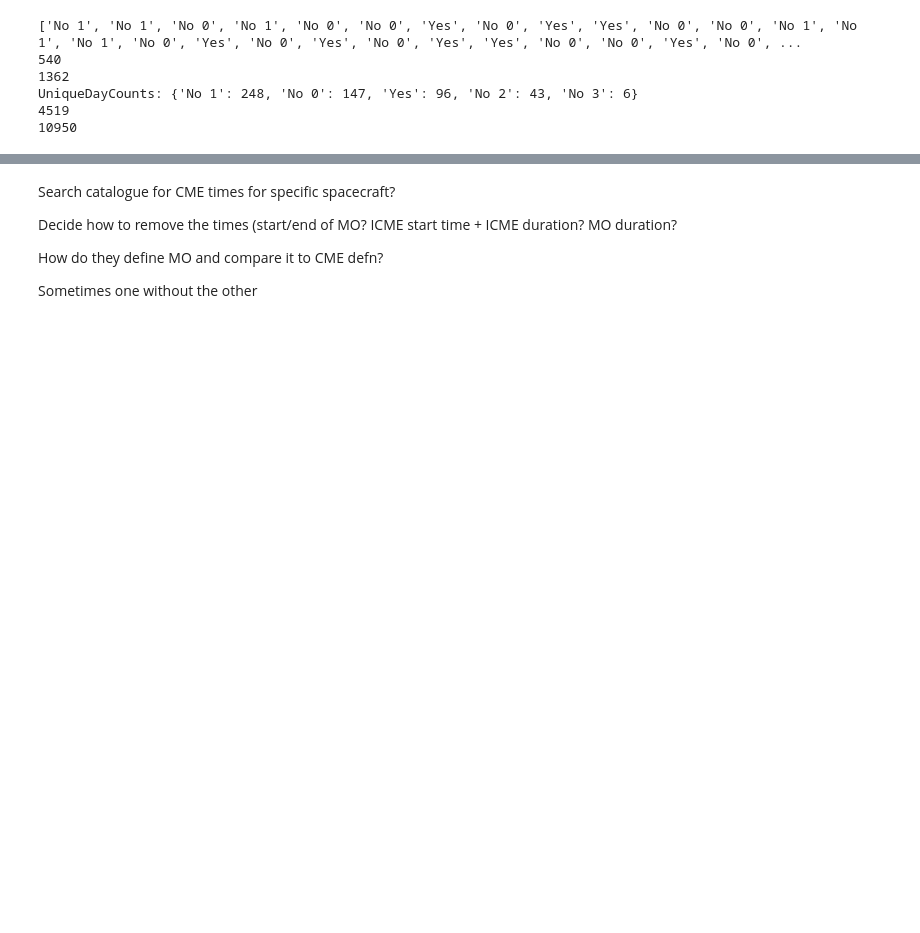
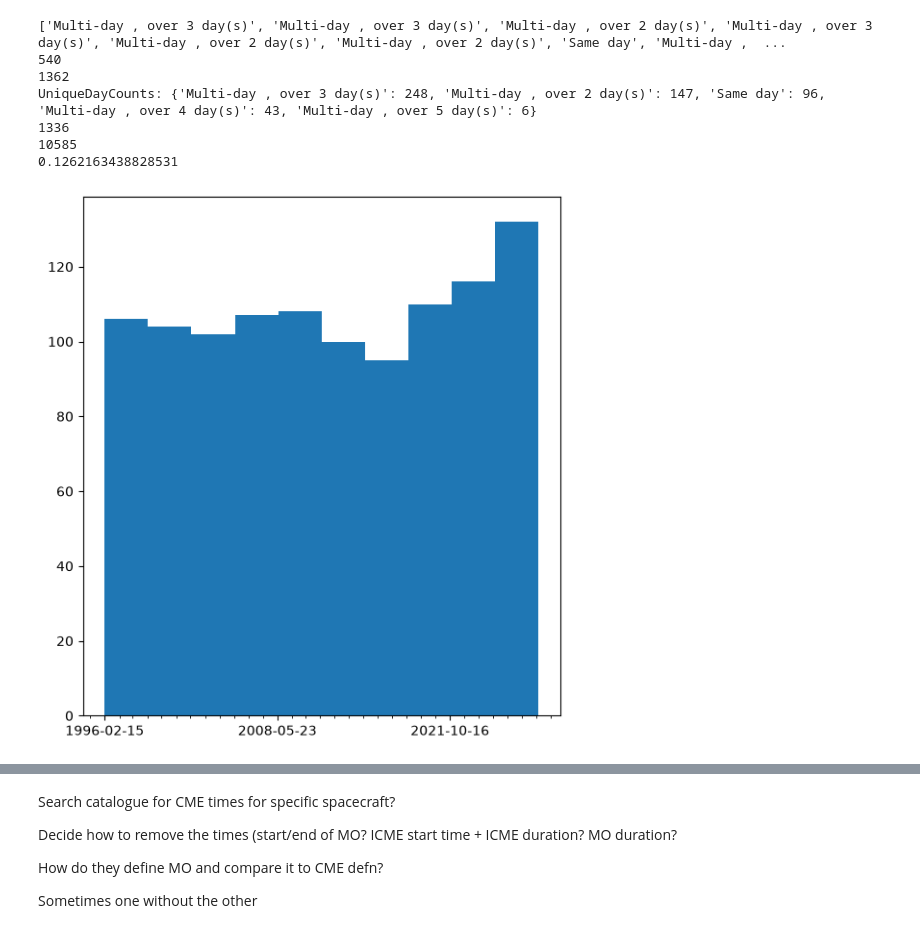
Before and after one commit to rahyndman/SolarWindCode, a Jupyter notebook: ICMECat/DownloadCat.ipynb, the cells around one changed output, grey strips where cells are left out. Drawn from its saved outputs; the diff is of its cells as text; code cells hidden in the pictures; blank space fills up the shorter version.

Commit message:
Created code for ICMECat downloading and working out how many days of data the CMEs span.

```diff
--- a/ICMECat/DownloadCat.ipynb
+++ b/ICMECat/DownloadCat.ipynb
@@ -25,26 +25,26 @@ ic = ic.truncate(before=0, after=1901)
 
 from datetime import datetime
 
-YesNoRate = []
+DayRange = []
 Wind = 0
 NotWind = 0
 for i in range(len(ic.icme_start_time)):
     if ic.sc_insitu[i] == "Wind":
         Wind = Wind + 1
         if ic.icme_start_time[i][0:10] == ic.mo_end_time[i][0:10]:
-            YesNoRate.append("Yes")
+            DayRange.append("Same day")
         else:
             Diff = datetime.fromisoformat(ic.mo_end_time[i]) - datetime.fromisoformat(ic.icme_start_time[i])
-            YesNoRate.append("No " + str(Diff.days)[0:6])
+            DayRange.append("Multi-day , over " + str(Diff.days+2)[0:6] + " day(s)")
     else:
         NotWind = NotWind + 1
 
-print(YesNoRate)
+print(DayRange)
 print(Wind)
 print(NotWind)
 
 
-UniqueDayCounts = {i:YesNoRate.count(i) for i in YesNoRate}
+UniqueDayCounts = {i:DayRange.count(i) for i in DayRange}
 print("UniqueDayCounts: " + str(UniqueDayCounts))
 
 # Before Wind only data selected
@@ -53,30 +53,60 @@ print("UniqueDayCounts: " + str(UniqueDayCounts))
 # print(ic.icme_start_time[10], ic.mo_end_time[10]) # midnight to nine am the next day (two dates, and over 24 hours)
 
 # Number of days to remove
-# UniqueDayCounts = {'No 1': 248, 'No 0': 147, 'Yes': 96, 'No 2': 43, 'No 3': 6}
-# 'Yes': 96 # number of ICMEs that start and end on the same day
-# 'No 0': 147 # number of ICMEs that start and end on different days but last under 24 hours
-# 'No 1': 248 # number if ICMES that last over 2 dates (and longer than 24 hours)
-# 'No 2': 43 # number if ICMES that last over 3 dates
-# 'No 3': 6 # number if ICMES that last over 4 dates
+# UniqueDayCounts: {'Multi-day , over 3 day(s)': 248, 'Multi-day , over 2 day(s)': 147, 'Same day': 96, 'Multi-day , over 4 day(s)': 43, 'Multi-day , over 5 day(s)': 6}
+# 'Same day': 96 # number of ICMEs that start and end on the same day
+# 'Multi-day , over 2 day(s)': 147 # number of ICMEs that start and end on different days but last under 24 hours
+# 'Multi-day , over 3 day(s)': 248 # number if ICMES that last over 2 dates (and longer than 24 hours)
+# 'Multi-day , over 4 day(s)': 43 # number if ICMES that last over 3 dates
+# 'Multi-day , over 5 day(s)': 6 # number if ICMES that last over 4 dates
 
 
 # Total number of days to remove (assuming no overlaps)
 # Total = 468 + (577*2) + (638*3) + (152*4) + (41*5) + (17*6) + (6*7) + (1*8) + (2*9)
-Total = 96 + (147*2) + (248*2) + (43*2) + (6*2)
-
+Total = 96 + (147*2) + (248*3) + (43*4) + (6*5)
 print(Total)
 
 # Total number of days in the years
 # NOTE: The catalogue only goes to 2025-06-22 but my yearly histograms use data up to partway though 2026
-NoOfDays = (2026-1996)*365
+NoOfDays = (2025-1996)*365
 print(NoOfDays)
+# Removing each day that a CME occurs at ANY SPACECRAFT would make me lose half my data.
+# Removing each day that a CME occurs at Wind would make me lose half my data.
 
-# Removing each day that a CME occurs ANY SPACECRAFT would make me lose half my data.
+print(Total/NoOfDays)
 # %% [output]
-['No 1', 'No 1', 'No 0', 'No 1', 'No 0', 'No 0', 'Yes', 'No 0', 'Yes', 'Yes', 'No 0', 'No 0', 'No 1', 'No 1', 'No 1', 'No 0', 'Yes', 'No 0', 'Yes', 'No 0', 'Yes', 'Yes', 'No 0', 'No 0', 'Yes', 'No 0', ...
+['Multi-day , over 3 day(s)', 'Multi-day , over 3 day(s)', 'Multi-day , over 2 day(s)', 'Multi-day , over 3 day(s)', 'Multi-day , over 2 day(s)', 'Multi-day , over 2 day(s)', 'Same day', 'Multi-day ,  ...
 540
 1362
-UniqueDayCounts: {'No 1': 248, 'No 0': 147, 'Yes': 96, 'No 2': 43, 'No 3': 6}
-4519
-10950
+UniqueDayCounts: {'Multi-day , over 3 day(s)': 248, 'Multi-day , over 2 day(s)': 147, 'Same day': 96, 'Multi-day , over 4 day(s)': 43, 'Multi-day , over 5 day(s)': 6}
+1336
+10585
+0.1262163438828531
+# %%
+import matplotlib.pyplot as plt
+import numpy as np
+
+WindOnly = ic.loc[ic['sc_insitu'] == "Wind"]
+# print(WindOnly.icme_start_time)
+# print(WindOnly.sc_insitu.unique)
+
+y = np.ones([len(WindOnly.icme_start_time)])
+
+x = []
+for i in WindOnly.icme_start_time:
+    x.append( i[0:10] )
+
+for i in WindOnly.mo_end_time:
+    x.append( i[0:10] )
+
+import matplotlib.dates as mdates
+
+fig, axs = plt.subplots(1, 1, figsize=(6.4, 7))
+# print(x)
+# plt.plot(x, y)
+plt.hist(sorted(x))
+axs.xaxis.set_major_locator(mdates.YearLocator())
+axs.xaxis.set_minor_locator(mdates.MonthLocator())
+plt.show()
+# %% [output]
+[figure, added]
```
Also changed, not shown: parts of 2 cells of this notebook.
